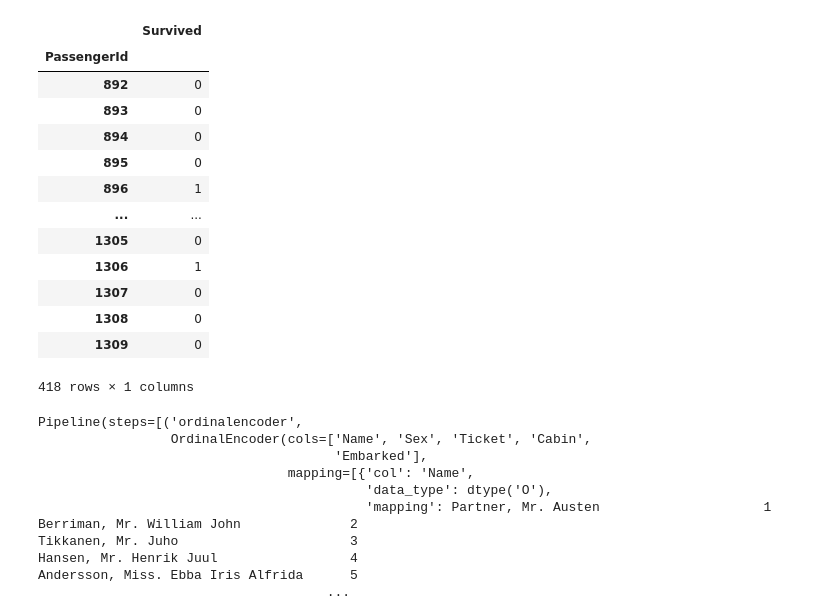
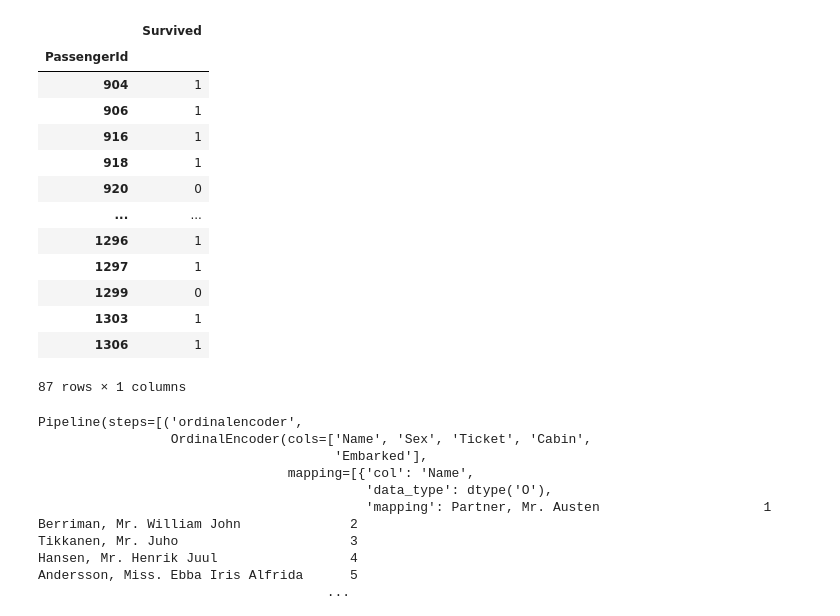
Before and after one commit to ayebaishmo/Titanic_survival, a Jupyter notebook: titanic.ipynb, the cells around one changed output. Cells and saved outputs as stored; diff of their text form; code cells hidden in the pictures.

```diff
--- a/titanic.ipynb
+++ b/titanic.ipynb
@@ -8,6 +8,10 @@ test_data = 'C:/Users/ISHMO_CT/Downloads/my-projects/Titanic_survival/titanic/te
 def wrangle(df):
     df = pd.read_csv(df)
     df.set_index('PassengerId', inplace=True)
+    df.dropna(inplace=True)
+    threshold =100
+    cols_to_drop = [col for col in df.select_dtypes('object') if df[col].nunique() > threshold]
+    df.drop(columns=cols_to_drop, inplace=True)
     return df
 # %%
 df = wrangle(train_data)
@@ -83,5 +87,7 @@ print(acc)
 # %%
 # accuramcy for test score
-xg = wrangle(test_data)
-xg.head()
+ts = wrangle(test_data)
+cols_to_drop_test = ['Name', 'Cabin', 'Ticket']
+ts.drop(columns=cols_to_drop_test, inplace=True)
+ts.head()
 # %% [output]
@@ -95,21 +101,21 @@ xg.head()
 # %%
-predictions = pd.DataFrame(data= model_lr.predict(xg),index = xg.index, columns= ['Survived'])
+predictions = pd.DataFrame(data= model_lr.predict(ts),index = ts.index, columns= ['Survived'])
 predictions
 # %% [output]
 |  | Survived |
 | PassengerId |  |
-| 892 | 0 |
-| 893 | 0 |
-| 894 | 0 |
-| 895 | 0 |
-| 896 | 1 |
+| 904 | 1 |
+| 906 | 1 |
+| 916 | 1 |
+| 918 | 1 |
+| 920 | 0 |
 | ... | ... |
-| 1305 | 0 |
+| 1296 | 1 |
+| 1297 | 1 |
+| 1299 | 0 |
+| 1303 | 1 |
 | 1306 | 1 |
-| 1307 | 0 |
-| 1308 | 0 |
-| 1309 | 0 |
-418 rows × 1 columns
+87 rows × 1 columns
 # %%
 predictions.to_csv('submission.csv')
 # %%
```
Also changed, not shown: parts of 6 cells of this notebook.
